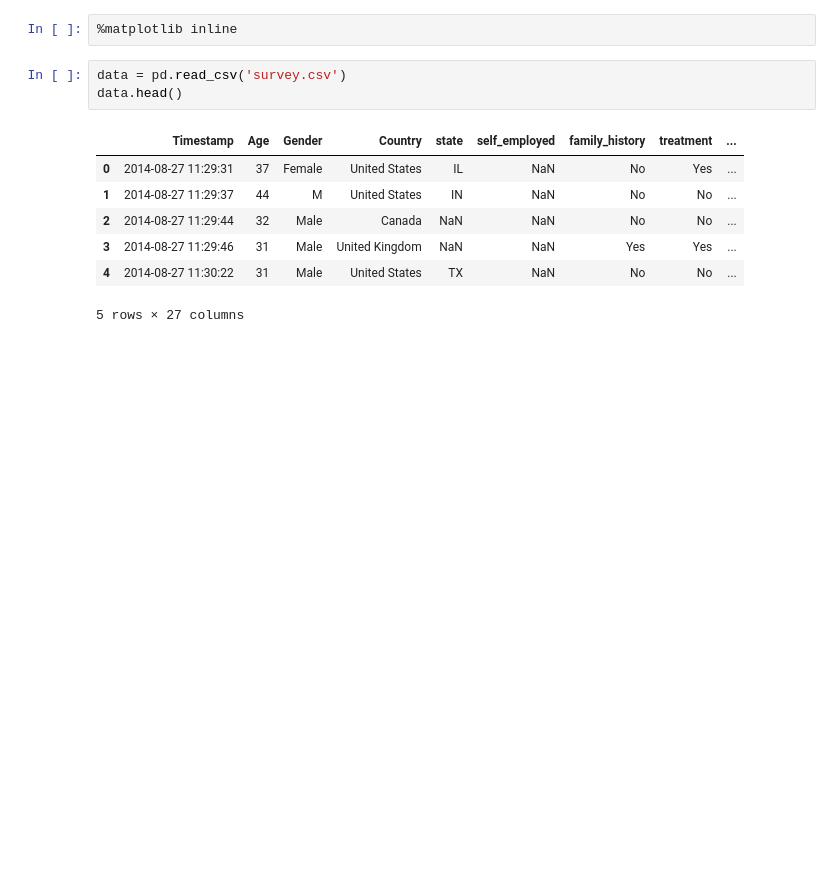
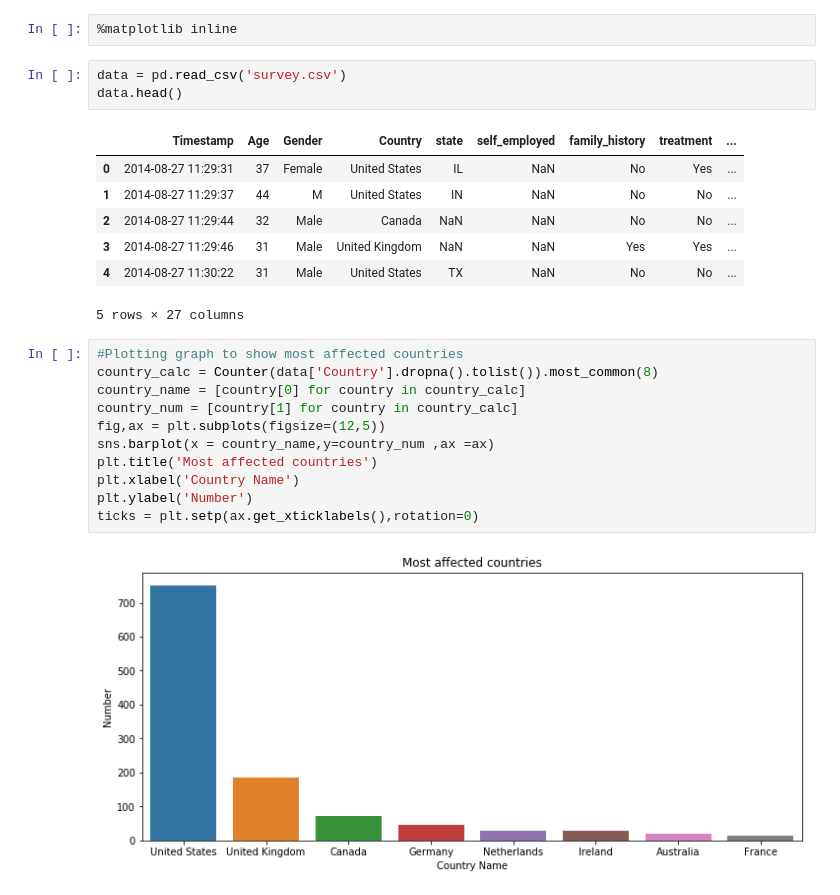
Before and after one commit to manav24x7/Anthony_final_assignment, a Jupyter notebook: Untitled.ipynb, the cells around one changed output. Drawn from its saved outputs; the diff is of its cells as text; blank space fills up the shorter version.

Commit message:
graph to show comparison

```diff
--- a/Untitled.ipynb
+++ b/Untitled.ipynb
@@ -22,3 +22,16 @@ data.head()
 | 3 | 2014-08-27 11:29:46 | 31 | Male | United Kingdom | NaN | NaN | Yes | Yes | ... |
 | 4 | 2014-08-27 11:30:22 | 31 | Male | United States | TX | NaN | No | No | ... |
 5 rows × 27 columns
+# %%
+#Plotting graph to show most affected countries
+country_calc = Counter(data['Country'].dropna().tolist()).most_common(8)
+country_name = [country[0] for country in country_calc]
+country_num = [country[1] for country in country_calc]
+fig,ax = plt.subplots(figsize=(12,5))
+sns.barplot(x = country_name,y=country_num ,ax =ax)
+plt.title('Most affected countries')
+plt.xlabel('Country Name')
+plt.ylabel('Number')
+ticks = plt.setp(ax.get_xticklabels(),rotation=0)
+# %% [output]
+[figure, added]
```
Also changed, not shown: parts of 1 cell of this notebook.
